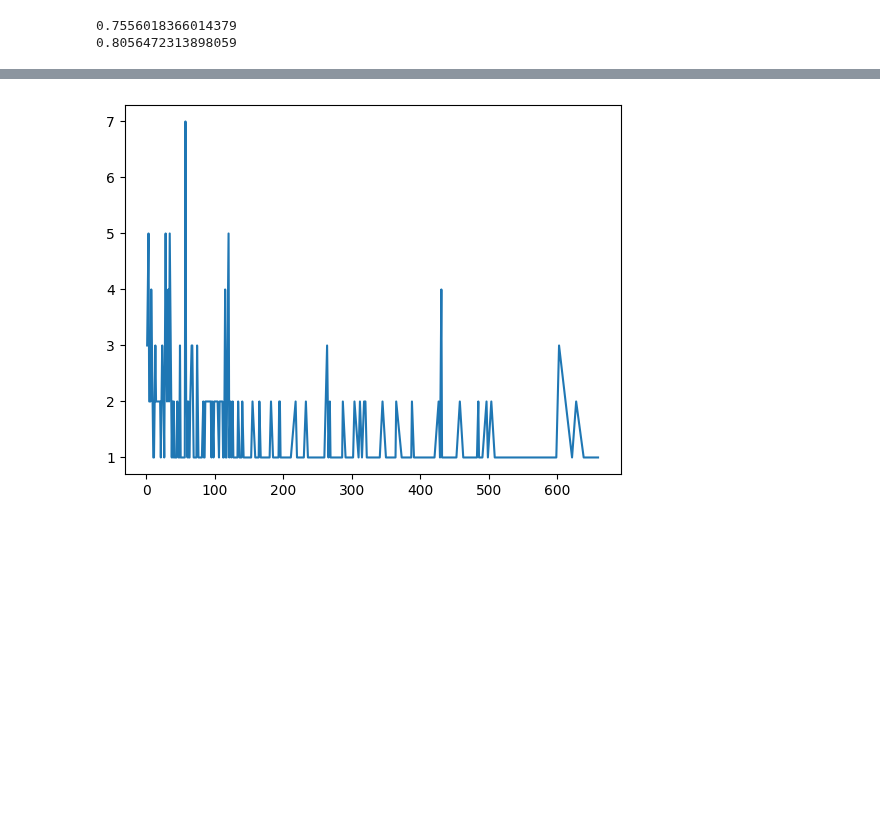
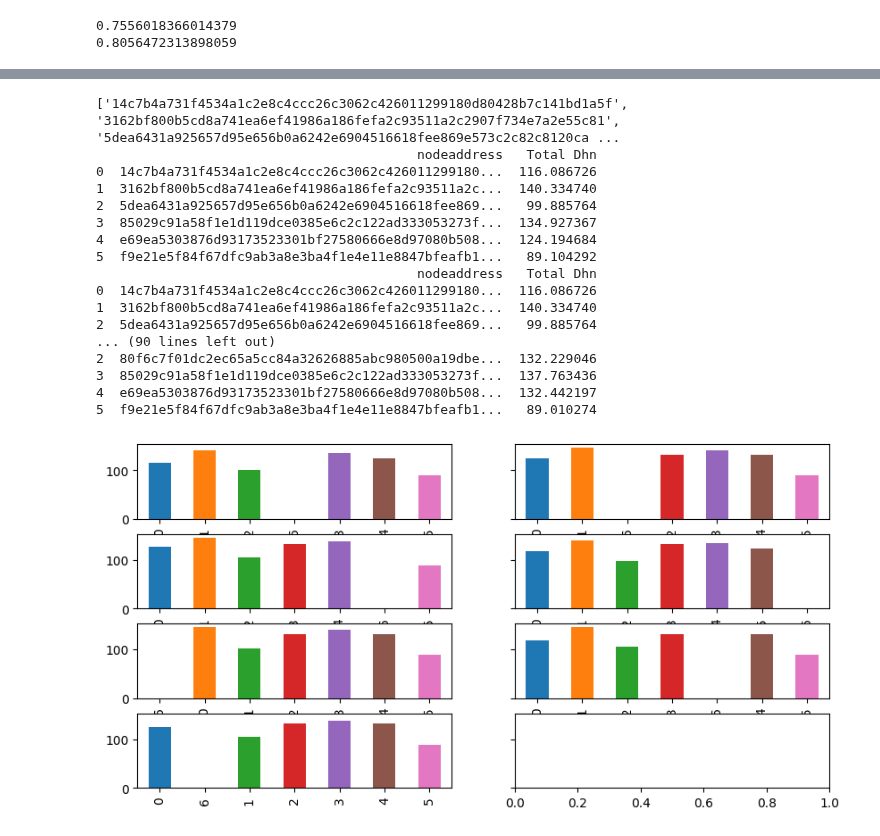
Before and after one commit to JunwookHeo/bcsos, a Jupyter notebook: python_utils/VisualPoS.ipynb, the cells around one changed output, grey strips where cells are left out. Drawn from its saved outputs; the diff is of its cells as text; code cells hidden in the pictures; blank space fills up the shorter version.

Commit message:
Add calcuation of degree of honest node

```diff
--- a/python_utils/VisualPoS.ipynb
+++ b/python_utils/VisualPoS.ipynb
@@ -69,7 +69,7 @@ import os
 
 #PATH = "../blockchainnode/db_nodes"
 # PATH = "../PoS_20221130_083413"
-PATH = "../PoS_Starks_20230315_081210"
+PATH = "../PoS_Starks_20230331_080819"
 
 fdbs = [os.path.join(PATH, f) for f in os.listdir(PATH) if f.split(".")[-1] == 'db']
 if len(fdbs) == 0:
@@ -229,36 +229,66 @@ Avg size of proof 271.7464345689911
 # %%
-# List up proof block and show it in the time order
+# Avg. Size chart for proof
 from matplotlib import pyplot as plt
+import matplotlib.colors as mcolors
+import numpy as np
 
-dfs = load_data_from_db(fdbs, 'prooftbl')
-hash = []
+unit = 1000 #msec
+C = 1.
+Vt = 1.
+Wt = 0.000000000001
+dfs = load_data_from_db(fdbs, 'veriftbl')
+
+fig, axes = plt.subplots(nrows=4, ncols=2, figsize=(10, 5), sharey=True)
+nodes = []
+## Calculate nodes list first
 for i, df in enumerate(dfs):
-    for s in df['proofblock']:
-        hash.append(s)
-# print(hash)
+    nodes.extend(df['nodeaddress'].values.tolist())
+nodes = sorted(set(nodes))
 
-height = []
+colormap = {}
+colors = mcolors.TABLEAU_COLORS
+for i, (n, k) in enumerate(zip(nodes, colors.keys())):
+    colormap[n] = colors[k]
+
 for i, df in enumerate(dfs):
-    for h in df['proofheight']:
-        height.append(h)
-# print(height)
+    inx = 0
+    df['Dhn_0'] = 1 - Wt*(df['timercvpos'] - df['timelastblock'])
+    df['Dhn'] = np.exp(df['Dhn_0'])
+    df2 = df.groupby('nodeaddress', sort=True)['Dhn'].sum().reset_index(name ='Total Dhn')
+    print(df2)
 
-ch_list = [hash, height]
-bdf = pd.DataFrame(ch_list).transpose()
-bdf.columns = ['Hash', 'Height']
+    for k, n in enumerate(nodes):
+        if False == df2['nodeaddress'].isin([n]).any():
+            df2.loc[len(df2)] = [n, 0]
+            inx = k
 
-bdf = bdf.sort_values(by=['Height'])
-bdf2 = bdf.groupby(['Height'])['Height'].count().reset_index(name="Count")
+    df2 = df2.sort_values(by=['nodeaddress'])
+    print(df2)
 
-plt.plot(bdf2['Height'], bdf2['Count'])
+    if i%2 == 0:
+        df2['Total Dhn'].plot(ax=axes[k//2][0], kind='bar',  color=df2['nodeaddress'].replace(colormap))
+    else:
+        df2['Total Dhn'].plot(ax=axes[k//2][1], kind='bar',  color=df2['nodeaddress'].replace(colormap))
 
-bdf = pd.DataFrame([height]).transpose()
-ax = bdf.plot.hist(bins=12, label='Count')
-ax.get_legend().remove()
 
-plt.xlabel("Height")
-plt.ylabel("# of blocks selected")
-
-plt.savefig('Proof_Blocks.png', dpi=300, bbox_inches='tight')
+# plt.savefig('DegreeHonestProver.png', dpi=300, bbox_inches='tight')
+plt.show()
 # %% [output]
+['14c7b4a731f4534a1c2e8c4ccc26c3062c426011299180d80428b7c141bd1a5f', '3162bf800b5cd8a741ea6ef41986a186fefa2c93511a2c2907f734e7a2e55c81', '5dea6431a925657d95e656b0a6242e6904516618fee869e573c2c82c8120ca ...
+                                         nodeaddress   Total Dhn
+0  14c7b4a731f4534a1c2e8c4ccc26c3062c426011299180...  116.086726
+1  3162bf800b5cd8a741ea6ef41986a186fefa2c93511a2c...  140.334740
+2  5dea6431a925657d95e656b0a6242e6904516618fee869...   99.885764
+3  85029c91a58f1e1d119dce0385e6c2c122ad333053273f...  134.927367
+4  e69ea5303876d93173523301bf27580666e8d97080b508...  124.194684
+5  f9e21e5f84f67dfc9ab3a8e3ba4f1e4e11e8847bfeafb1...   89.104292
+                                         nodeaddress   Total Dhn
+0  14c7b4a731f4534a1c2e8c4ccc26c3062c426011299180...  116.086726
+1  3162bf800b5cd8a741ea6ef41986a186fefa2c93511a2c...  140.334740
+2  5dea6431a925657d95e656b0a6242e6904516618fee869...   99.885764
+... (90 lines left out)
+2  80f6c7f01dc2ec65a5cc84a32626885abc980500a19dbe...  132.229046
+3  85029c91a58f1e1d119dce0385e6c2c122ad333053273f...  137.763436
+4  e69ea5303876d93173523301bf27580666e8d97080b508...  132.442197
+5  f9e21e5f84f67dfc9ab3a8e3ba4f1e4e11e8847bfeafb1...   89.010274
-[figure, old version]
+[figure, new version]
```
Also changed, not shown: parts of 9 cells of this notebook, 4 other files.
